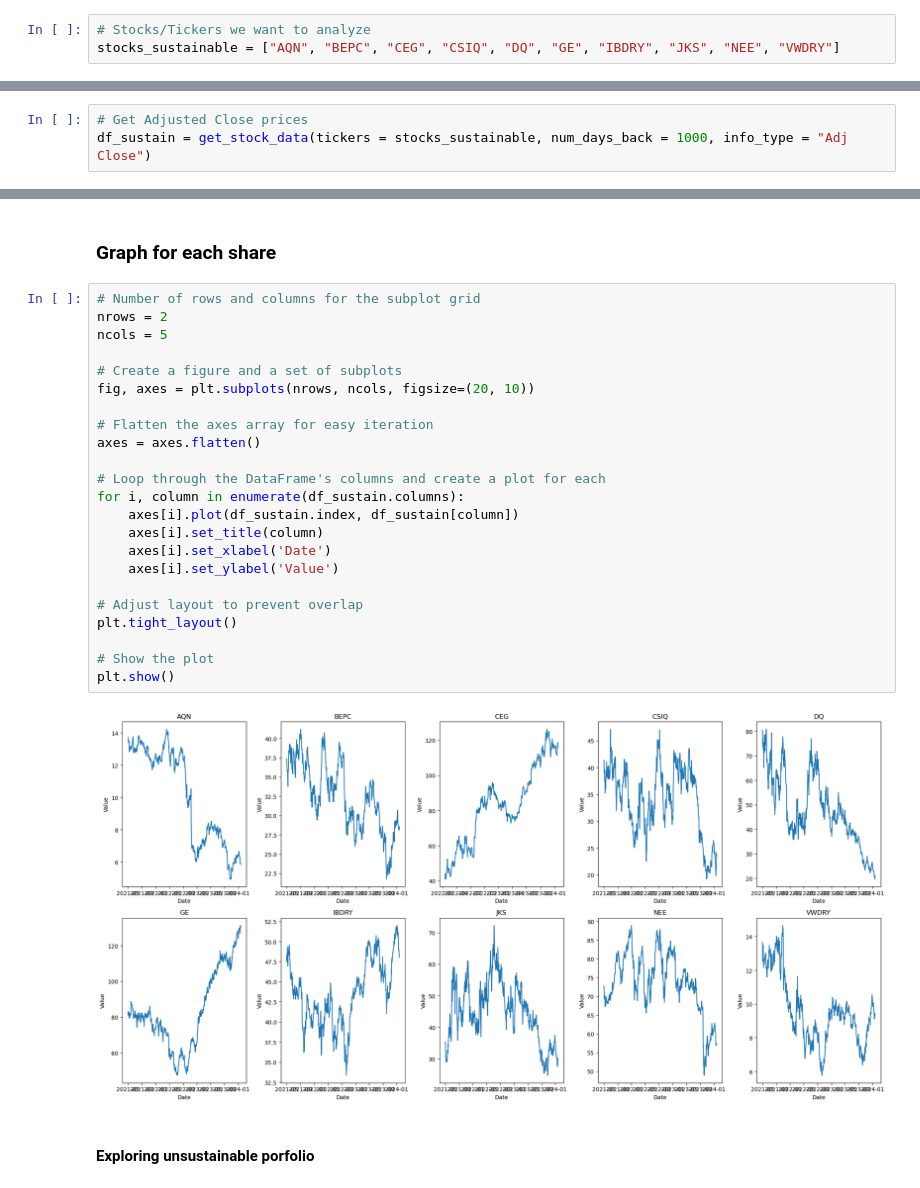
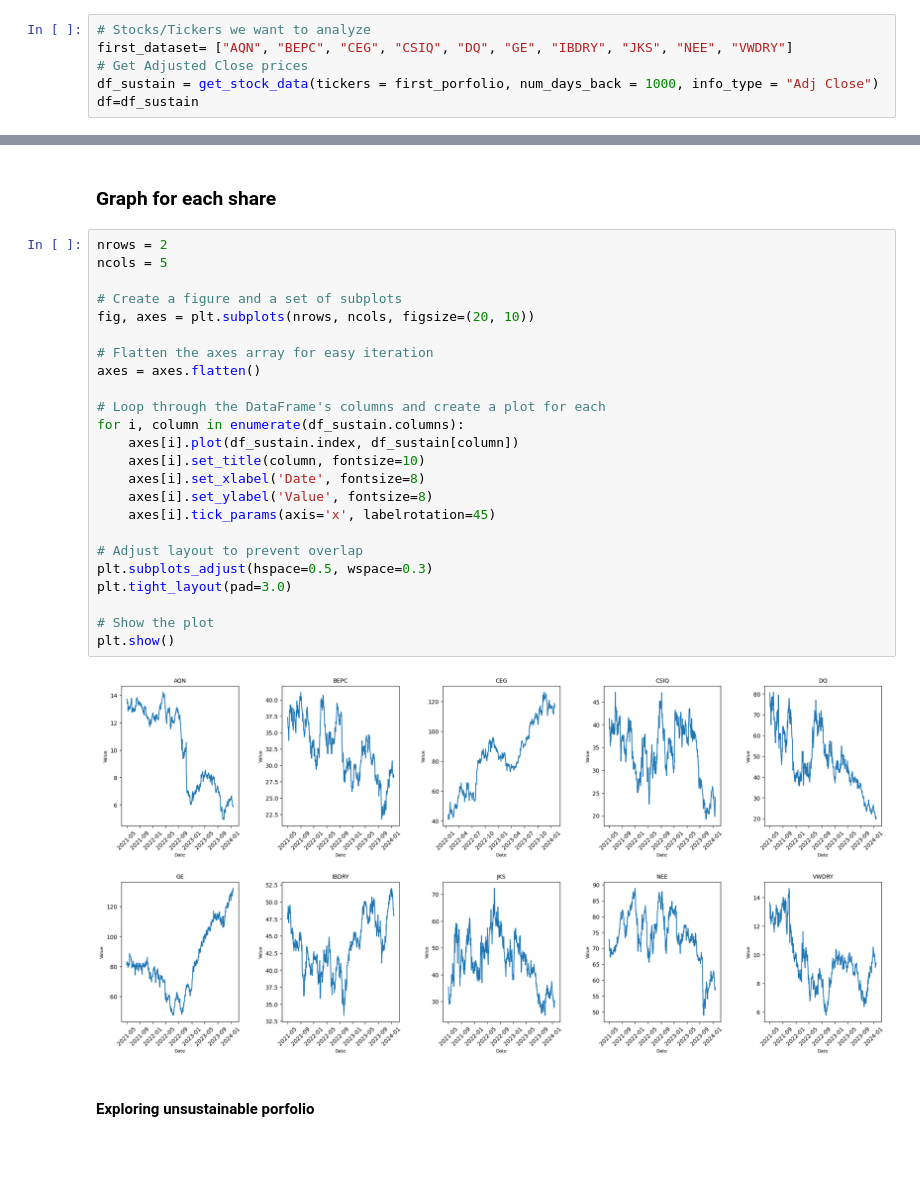
Before and after one commit to rezimarie/Python_Final_project, a Jupyter notebook: Exploratory data analysis.ipynb, the cells around one changed output, grey strips where cells are left out. Cells and saved outputs as stored; diff of their text form; blank space fills up the shorter version.

```diff
--- a/Exploratory data analysis.ipynb
+++ b/Exploratory data analysis.ipynb
@@ -41,3 +148,6 @@ def get_stock_data(tickers, num_days_back, info_type):
 # %%
 # Stocks/Tickers we want to analyze
-stocks_sustainable = ["AQN", "BEPC", "CEG", "CSIQ", "DQ", "GE", "IBDRY", "JKS", "NEE", "VWDRY"]
+first_dataset= ["AQN", "BEPC", "CEG", "CSIQ", "DQ", "GE", "IBDRY", "JKS", "NEE", "VWDRY"]
+# Get Adjusted Close prices
+df_sustain = get_stock_data(tickers = first_porfolio, num_days_back = 1000, info_type = "Adj Close")
+df=df_sustain
@@ -44,3 +164,0 @@ stocks_sustainable = ["AQN", "BEPC", "CEG", "CSIQ", "DQ", "GE", "IBDRY", "JKS",
-# %%
-# Get Adjusted Close prices
-df_sustain = get_stock_data(tickers = stocks_sustainable, num_days_back = 1000, info_type = "Adj Close")
@@ -251,30 +220,31 @@ plt.show()
 # %% [markdown]
 ### Graph for each share
 # %%
-# Number of rows and columns for the subplot grid
 nrows = 2
 ncols = 5
 
 # Create a figure and a set of subplots
 fig, axes = plt.subplots(nrows, ncols, figsize=(20, 10))
 
 # Flatten the axes array for easy iteration
 axes = axes.flatten()
 
 # Loop through the DataFrame's columns and create a plot for each
 for i, column in enumerate(df_sustain.columns):
     axes[i].plot(df_sustain.index, df_sustain[column])
-    axes[i].set_title(column)
-    axes[i].set_xlabel('Date')
-    axes[i].set_ylabel('Value')
+    axes[i].set_title(column, fontsize=10)
+    axes[i].set_xlabel('Date', fontsize=8)
+    axes[i].set_ylabel('Value', fontsize=8)
+    axes[i].tick_params(axis='x', labelrotation=45)
 
 # Adjust layout to prevent overlap
-plt.tight_layout()
+plt.subplots_adjust(hspace=0.5, wspace=0.3)
+plt.tight_layout(pad=3.0)
 
 # Show the plot
 plt.show()
 # %% [output]
-[figure, old version]
+[figure, new version]
 # %% [markdown]
 #### Exploring unsustainable porfolio
 # %%
```
Also changed, not shown: parts of 28 cells of this notebook.
